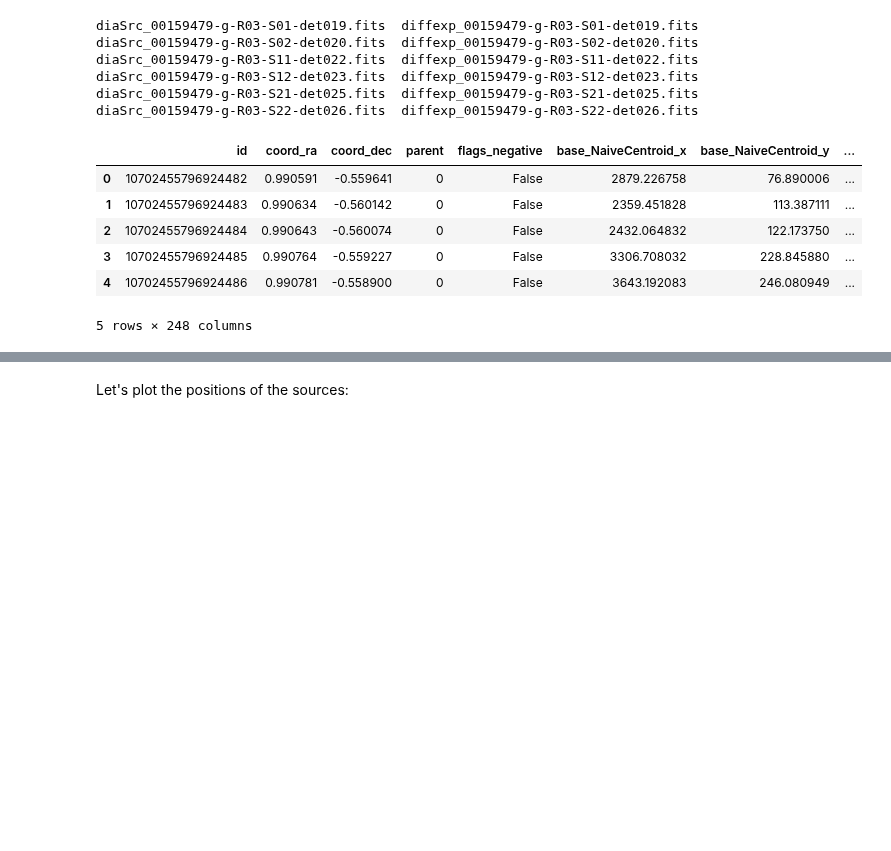
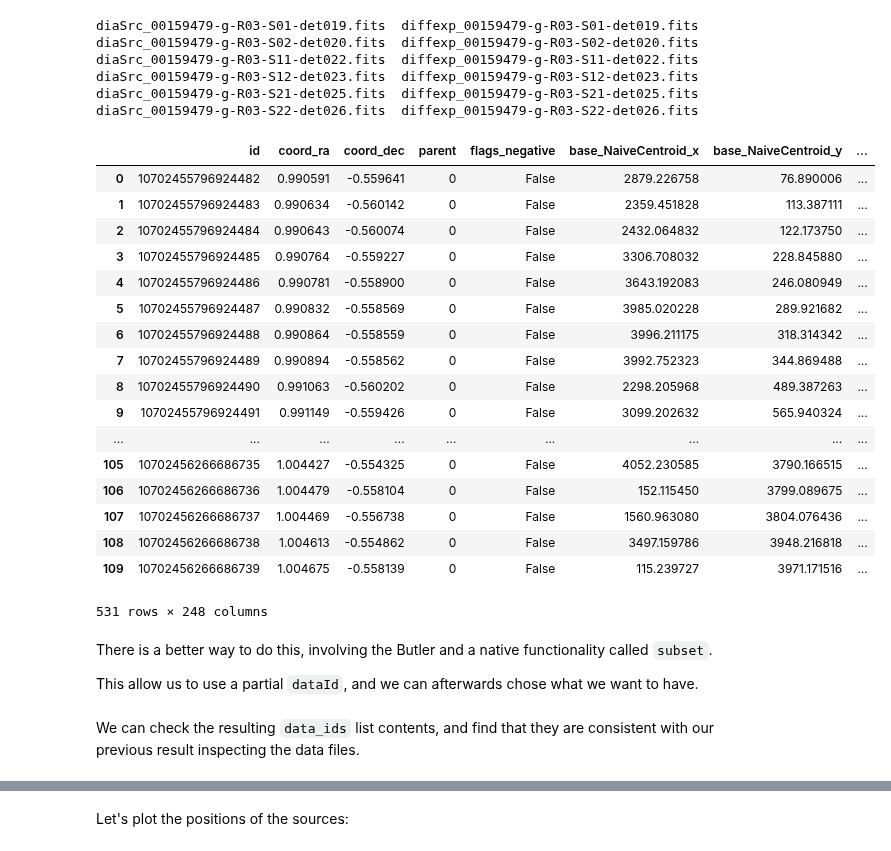
Before and after one commit to LSSTDESC/DC2-analysis, a Jupyter notebook: contributed/DIA_Run2_intro.ipynb, the cells around one changed output, grey strips where cells are left out. Drawn from its saved outputs; the diff is of its cells as text; code cells hidden in the pictures; blank space fills up the shorter version.

Commit message:
Solving many of MWV comments. Not done yet, need to create new functions.

```diff
--- a/contributed/DIA_Run2_intro.ipynb
+++ b/contributed/DIA_Run2_intro.ipynb
@@ -154,12 +163,27 @@ srcs = [diabutler.get('deepDiff_diaSrc', visit=159479, detector=det).asAstropy()
         for det in [19, 20, 22, 23, 25, 26]]
 srcs = pd.concat(srcs)
 # %%
-srcs.head()
+srcs
 # %% [output]
 |  | id | coord_ra | coord_dec | parent | flags_negative | base_NaiveCentroid_x | base_NaiveCentroid_y | ... |
 | 0 | 10702455796924482 | 0.990591 | -0.559641 | 0 | False | 2879.226758 | 76.890006 | ... |
 | 1 | 10702455796924483 | 0.990634 | -0.560142 | 0 | False | 2359.451828 | 113.387111 | ... |
 | 2 | 10702455796924484 | 0.990643 | -0.560074 | 0 | False | 2432.064832 | 122.173750 | ... |
 | 3 | 10702455796924485 | 0.990764 | -0.559227 | 0 | False | 3306.708032 | 228.845880 | ... |
 | 4 | 10702455796924486 | 0.990781 | -0.558900 | 0 | False | 3643.192083 | 246.080949 | ... |
+| 5 | 10702455796924487 | 0.990832 | -0.558569 | 0 | False | 3985.020228 | 289.921682 | ... |
+| 6 | 10702455796924488 | 0.990864 | -0.558559 | 0 | False | 3996.211175 | 318.314342 | ... |
+| 7 | 10702455796924489 | 0.990894 | -0.558562 | 0 | False | 3992.752323 | 344.869488 | ... |
+| 8 | 10702455796924490 | 0.991063 | -0.560202 | 0 | False | 2298.205968 | 489.387263 | ... |
+| 9 | 10702455796924491 | 0.991149 | -0.559426 | 0 | False | 3099.202632 | 565.940324 | ... |
+| ... | ... | ... | ... | ... | ... | ... | ... | ... |
+| 105 | 10702456266686735 | 1.004427 | -0.554325 | 0 | False | 4052.230585 | 3790.166515 | ... |
+| 106 | 10702456266686736 | 1.004479 | -0.558104 | 0 | False | 152.115450 | 3799.089675 | ... |
+| 107 | 10702456266686737 | 1.004469 | -0.556738 | 0 | False | 1560.963080 | 3804.076436 | ... |
+| 108 | 10702456266686738 | 1.004613 | -0.554862 | 0 | False | 3497.159786 | 3948.216818 | ... |
+| 109 | 10702456266686739 | 1.004675 | -0.558139 | 0 | False | 115.239727 | 3971.171516 | ... |
-5 rows × 248 columns
+531 rows × 248 columns
+# %% [markdown]
+There is a better way to do this, involving the Butler and a native functionality called `subset`.
+
+This allow us to use a partial `dataId`, and we can afterwards chose what we want to have.
@@ -165,0 +202,2 @@ srcs.head()
+# %% [markdown]
+We can check the resulting `data_ids` list contents, and find that they are consistent with our previous result inspecting the data files.
```
Also changed, not shown: parts of 15 cells of this notebook.
